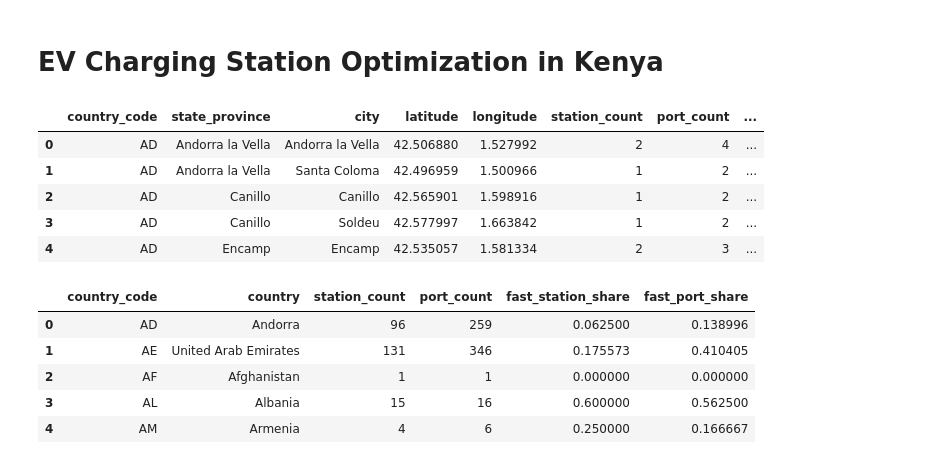
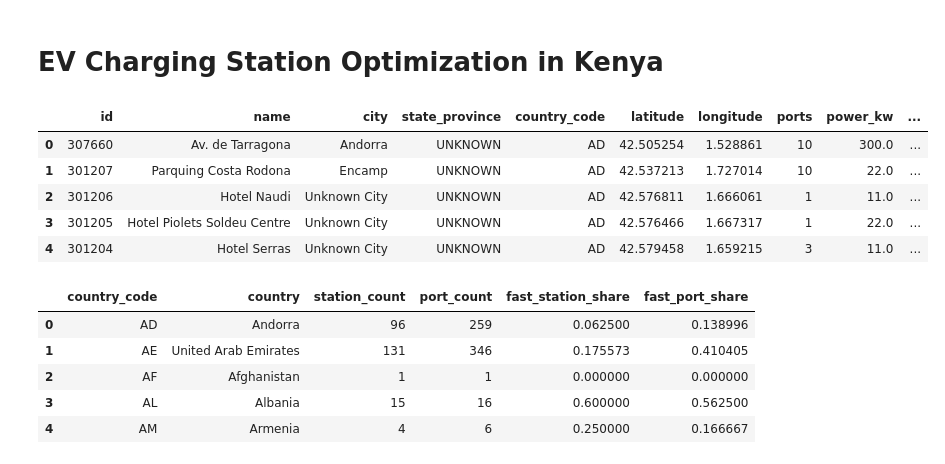
Before and after one commit to maryannngongi/EV_Charging_Stations_Optimization, a Jupyter notebook: Notebooks/maryann.ipynb, the cells around one changed output. Drawn from its saved outputs; the diff is of its cells as text; code cells hidden in the pictures.

```diff
--- a/Notebooks/maryann.ipynb
+++ b/Notebooks/maryann.ipynb
@@ -5,14 +8,14 @@ import pandas as pd
 # %%
 #Loading the data
-charging_station_df = pd.read_csv('../Data/charging_station_ml.csv')
-charging_station_df.head()
+global_stations = pd.read_csv('../Data/charging_station.csv')
+global_stations.head()
 # %% [output]
-|  | country_code | state_province | city | latitude | longitude | station_count | port_count | ... |
-| 0 | AD | Andorra la Vella | Andorra la Vella | 42.506880 | 1.527992 | 2 | 4 | ... |
-| 1 | AD | Andorra la Vella | Santa Coloma | 42.496959 | 1.500966 | 1 | 2 | ... |
-| 2 | AD | Canillo | Canillo | 42.565901 | 1.598916 | 1 | 2 | ... |
-| 3 | AD | Canillo | Soldeu | 42.577997 | 1.663842 | 1 | 2 | ... |
-| 4 | AD | Encamp | Encamp | 42.535057 | 1.581334 | 2 | 3 | ... |
+|  | id | name | city | state_province | country_code | latitude | longitude | ports | power_kw | ... |
+| 0 | 307660 | Av. de Tarragona | Andorra | UNKNOWN | AD | 42.505254 | 1.528861 | 10 | 300.0 | ... |
+| 1 | 301207 | Parquing Costa Rodona | Encamp | UNKNOWN | AD | 42.537213 | 1.727014 | 10 | 22.0 | ... |
+| 2 | 301206 | Hotel Naudi | Unknown City | UNKNOWN | AD | 42.576811 | 1.666061 | 1 | 11.0 | ... |
+| 3 | 301205 | Hotel Piolets Soldeu Centre | Unknown City | UNKNOWN | AD | 42.576466 | 1.667317 | 1 | 22.0 | ... |
+| 4 | 301204 | Hotel Serras | Unknown City | UNKNOWN | AD | 42.579458 | 1.659215 | 3 | 11.0 | ... |
 # %%
 country_summary_df= pd.read_csv('../Data/country_summary.csv')
 country_summary_df.head()
```
Also changed, not shown: parts of 62 cells of this notebook.
